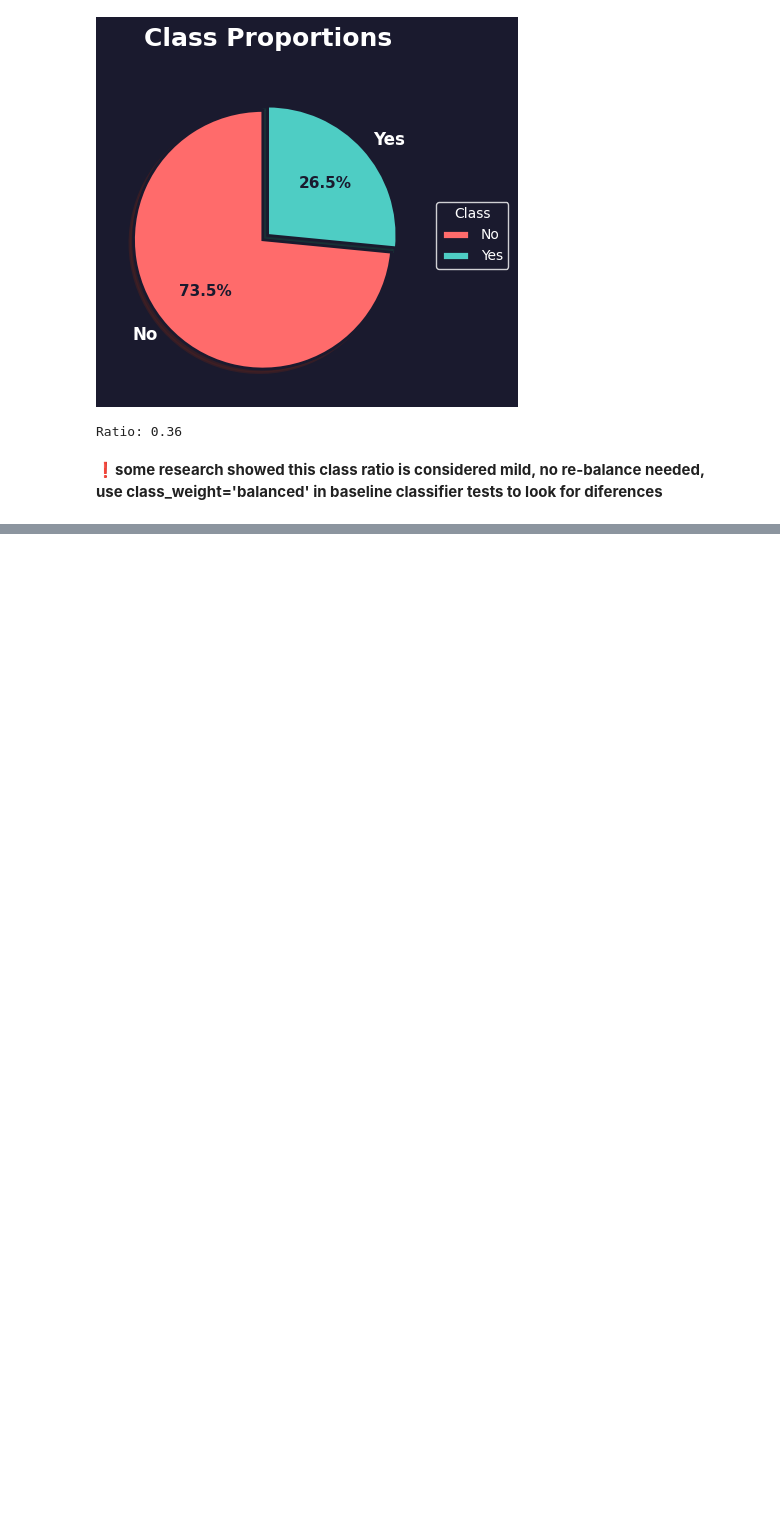
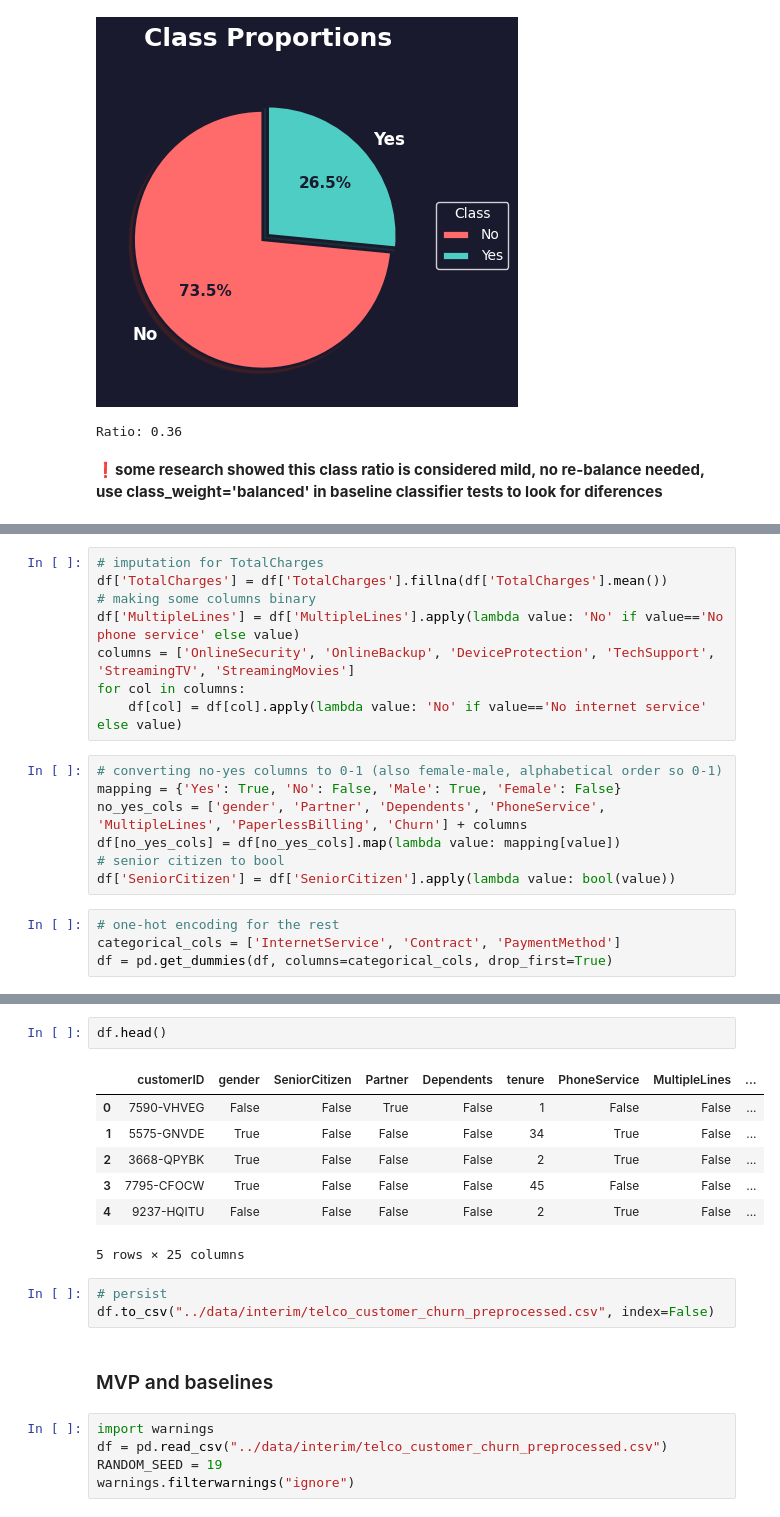
Before and after one commit to bluheart/fiap-tech-challenge-fase-1, a Jupyter notebook: notebooks/data_exploration.ipynb, the cells around one changed output, grey strips where cells are left out. Cells and saved outputs as stored; diff of their text form; blank space fills up the shorter version.

```diff
--- a/notebooks/data_exploration.ipynb
+++ b/notebooks/data_exploration.ipynb
@@ -154,0 +158,19 @@ Ratio: 0.36
+# %%
+# imputation for TotalCharges
+df['TotalCharges'] = df['TotalCharges'].fillna(df['TotalCharges'].mean())
+# making some columns binary
+df['MultipleLines'] = df['MultipleLines'].apply(lambda value: 'No' if value=='No phone service' else value)
+columns = ['OnlineSecurity', 'OnlineBackup', 'DeviceProtection', 'TechSupport', 'StreamingTV', 'StreamingMovies']
+for col in columns:
+    df[col] = df[col].apply(lambda value: 'No' if value=='No internet service' else value)
+# %%
+# converting no-yes columns to 0-1 (also female-male, alphabetical order so 0-1)
+mapping = {'Yes': True, 'No': False, 'Male': True, 'Female': False}
+no_yes_cols = ['gender', 'Partner', 'Dependents', 'PhoneService', 'MultipleLines', 'PaperlessBilling', 'Churn'] + columns
+df[no_yes_cols] = df[no_yes_cols].map(lambda value: mapping[value])
+# senior citizen to bool
+df['SeniorCitizen'] = df['SeniorCitizen'].apply(lambda value: bool(value))
+# %%
+# one-hot encoding for the rest
+categorical_cols = ['InternetService', 'Contract', 'PaymentMethod']
+df = pd.get_dummies(df, columns=categorical_cols, drop_first=True)
@@ -154,0 +197,20 @@ Ratio: 0.36
+# %%
+df.head()
+# %% [output]
+|  | customerID | gender | SeniorCitizen | Partner | Dependents | tenure | PhoneService | MultipleLines | ... |
+| 0 | 7590-VHVEG | False | False | True | False | 1 | False | False | ... |
+| 1 | 5575-GNVDE | True | False | False | False | 34 | True | False | ... |
+| 2 | 3668-QPYBK | True | False | False | False | 2 | True | False | ... |
+| 3 | 7795-CFOCW | True | False | False | False | 45 | False | False | ... |
+| 4 | 9237-HQITU | False | False | False | False | 2 | True | False | ... |
+5 rows × 25 columns
+# %%
+# persist
+df.to_csv("../data/interim/telco_customer_churn_preprocessed.csv", index=False)
+# %% [markdown]
+### MVP and baselines
+# %%
+import warnings
+df = pd.read_csv("../data/interim/telco_customer_churn_preprocessed.csv")
+RANDOM_SEED = 19
+warnings.filterwarnings("ignore")
```
Also changed, not shown: parts of 8 cells of this notebook, 33 other files.
